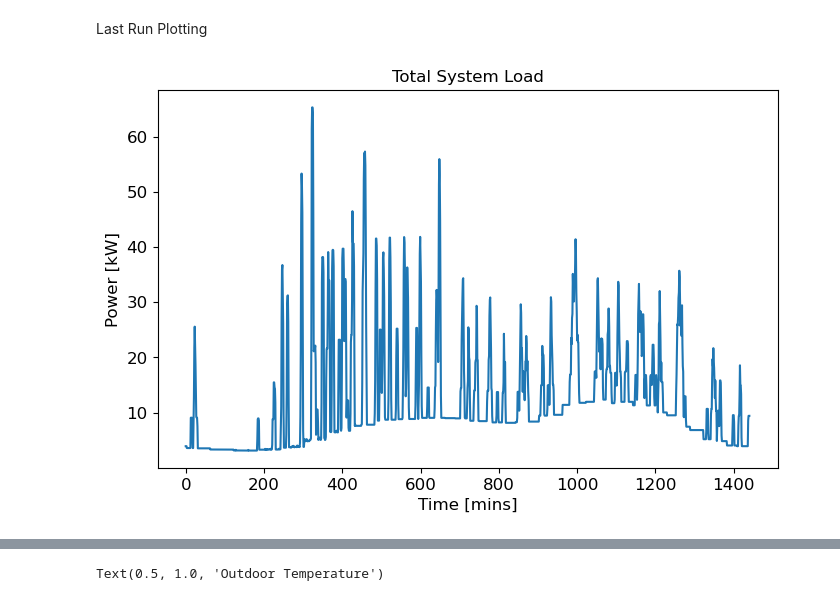
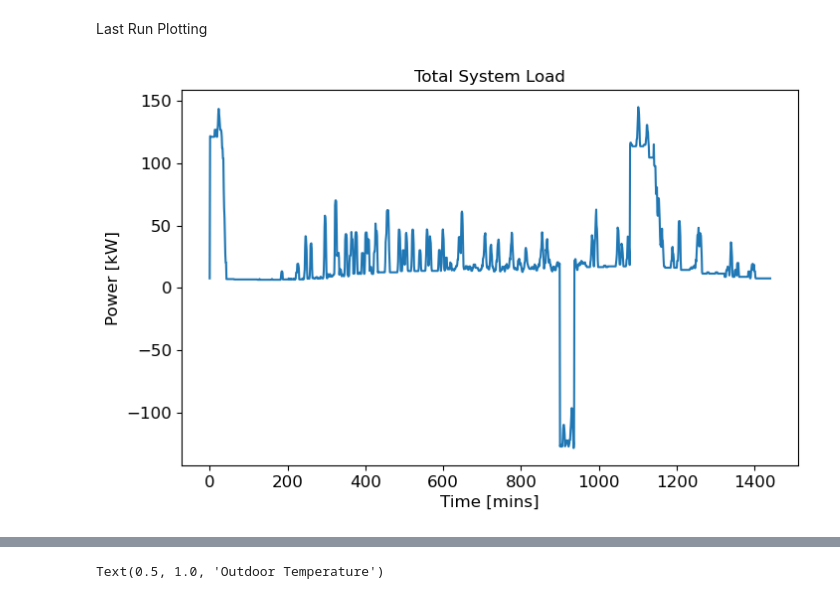
Before and after one commit to PIC-Lab/community_energy_control, a Jupyter notebook: community_sim/plotting.ipynb, the cells around one changed output, grey strips where cells are left out. Saved outputs shown, nothing was run; the diff lists cells and outputs as text; code cells hidden in the pictures.

```diff
--- a/community_sim/plotting.ipynb
+++ b/community_sim/plotting.ipynb
@@ -44,15 +44,15 @@ with open('communityController/coordinator/transInfo.json') as file:
 # %%
 fs = 12
 fig = plt.figure(figsize=(8,5), dpi=100)
 plt.xlabel('Time [mins]', fontsize=fs)
 plt.ylabel('Power [kW]', fontsize=fs)
 plt.title('Total System Load', fontsize=fs)
-plt.plot(bus_df['Total Load P (MW)']*1e3, label='Proposed Case')
+plt.plot(bus_df['Total P (MW)']*1e3, label='Proposed Case')
 # plt.plot(activeP_df.sum(axis=1))
 plt.tick_params(labelsize=fs)
 fig.patch.set_facecolor('white')
 # %% [output]
-[figure, old version]
+[figure, new version]
 # %%
 totalLoad = np.zeros_like(df_list['1']['Whole Building Electricity'])
 for alias in controlList:
```
Also changed, not shown: parts of 23 cells of this notebook, 7 other files.
